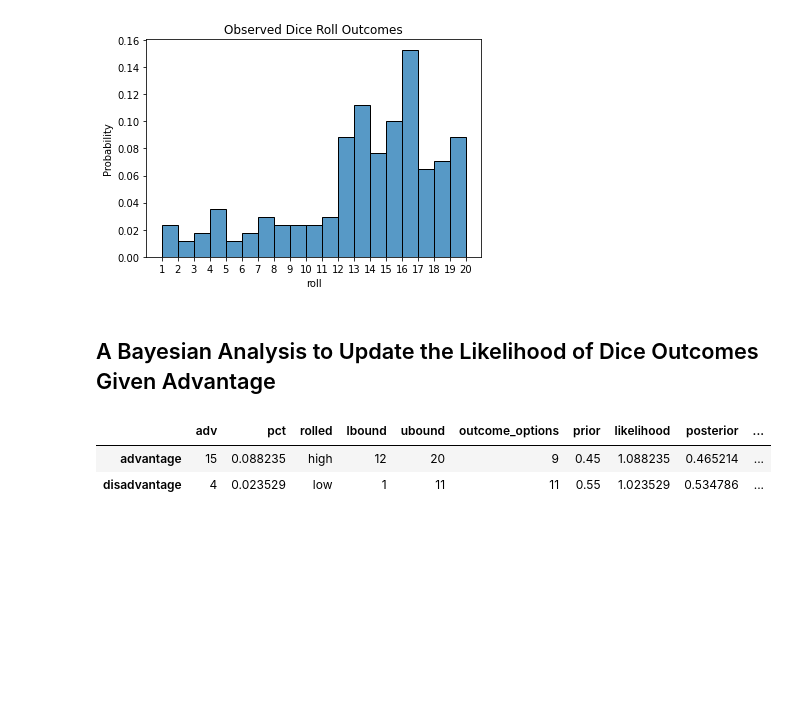
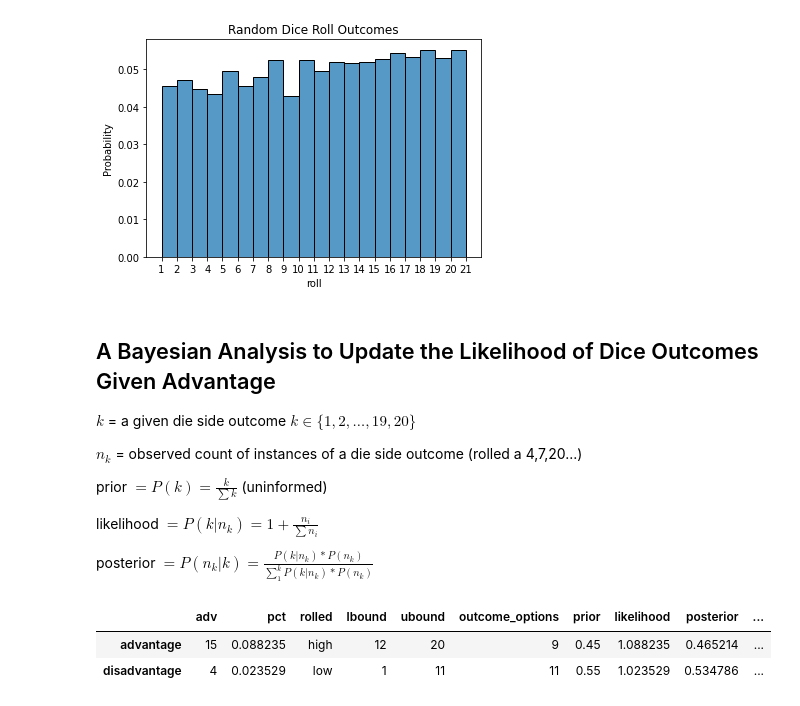
Before and after one commit to kipmccharen/Bayesian-Adventure-Zone, a Jupyter notebook: probability_plots.ipynb, the cells around one changed output. Drawn from its saved outputs; the diff is of its cells as text; code cells hidden in the pictures; blank space fills up the shorter version.

```diff
--- a/probability_plots.ipynb
+++ b/probability_plots.ipynb
@@ -14,7 +14,7 @@ import random
 # specifically 3 sub-arcs of "Balance":
 #     Petals to the Metal, The Crystal Kingdom, and The Eleventh Hour
 
-df = pd.read_csv(r"TravisRollsDataset.csv")
-#df = pd.read_csv(r"5krolls_plus_data.csv")
+#df = pd.read_csv(r"TravisRollsDataset.csv")
+df = pd.read_csv(r"5krolls_plus_data.csv")
 df.head()
 # %% [output]
@@ -68,14 +88,25 @@ ax.set(xlabel="Dice Roll Outcomes", ylabel = "Time Period");
 # %%
 f, ax = plt.subplots()
 
 rollhist = sns.histplot(data=df, x="roll", #hue='important',
-    stat="probability", ax=ax, binwidth=1)
-rollhist.set_title("Observed Dice Roll Outcomes")
-rollhist.set(xticks=list(np.arange(1,21,1)));
+    stat="probability", ax=ax,
+    bins=np.histogram_bin_edges(df.roll, bins=list(range(1,22))))
+rollhist.set_title("Random Dice Roll Outcomes")
+rollhist.set(xticks=list(np.arange(1,22,1)));
 # %% [output]
-[figure, old version]
+[figure, new version]
-# %% [markdown]
-## A Bayesian Analysis to Update the Likelihood of Dice Outcomes Given Advantage
+# %% [markdown]
+## A Bayesian Analysis to Update the Likelihood of Dice Outcomes Given Advantage
+
+$k$ = a given die side outcome $k \in \{1, 2, …, 19, 20\}$
+
+$n_{k}$ = observed count of instances of a die side outcome (rolled a 4,7,20...)
+
+prior $= P(k) = \frac{k}{\sum k}$ (uninformed)
+
+likelihood $= P(k | n_{k}) = 1 + \frac{n_i}{\sum n_i}$
+
+posterior $= P(n_{k} | k) = \frac{P(k | n_{k}) * P(n_{k})}{\sum_1^k P(k | n_{k}) * P(n_{k})}$
 # %%
 advantages = pd.DataFrame(df.adv.value_counts()) #count instances by advantage label
 advantages['pct'] = advantages.adv / sum(advantages.adv) #find pct of all values
```
Also changed, not shown: parts of 6 cells of this notebook, 2 other files.
